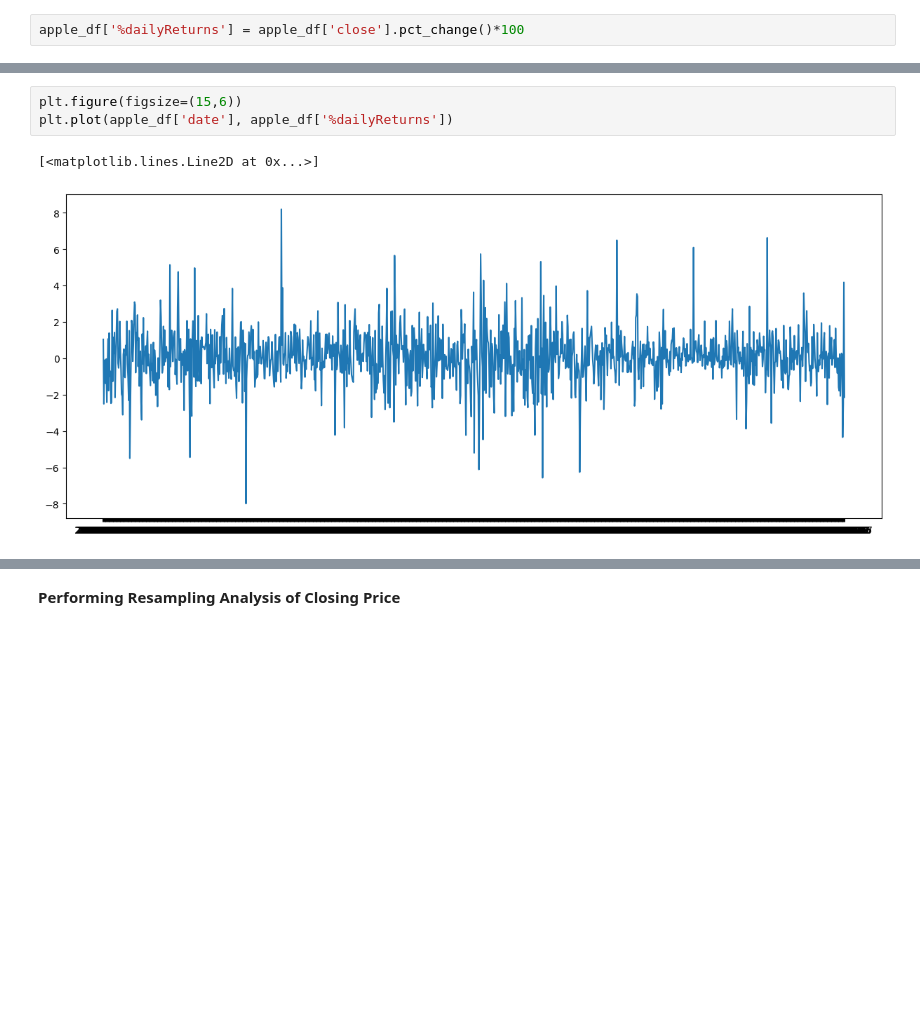
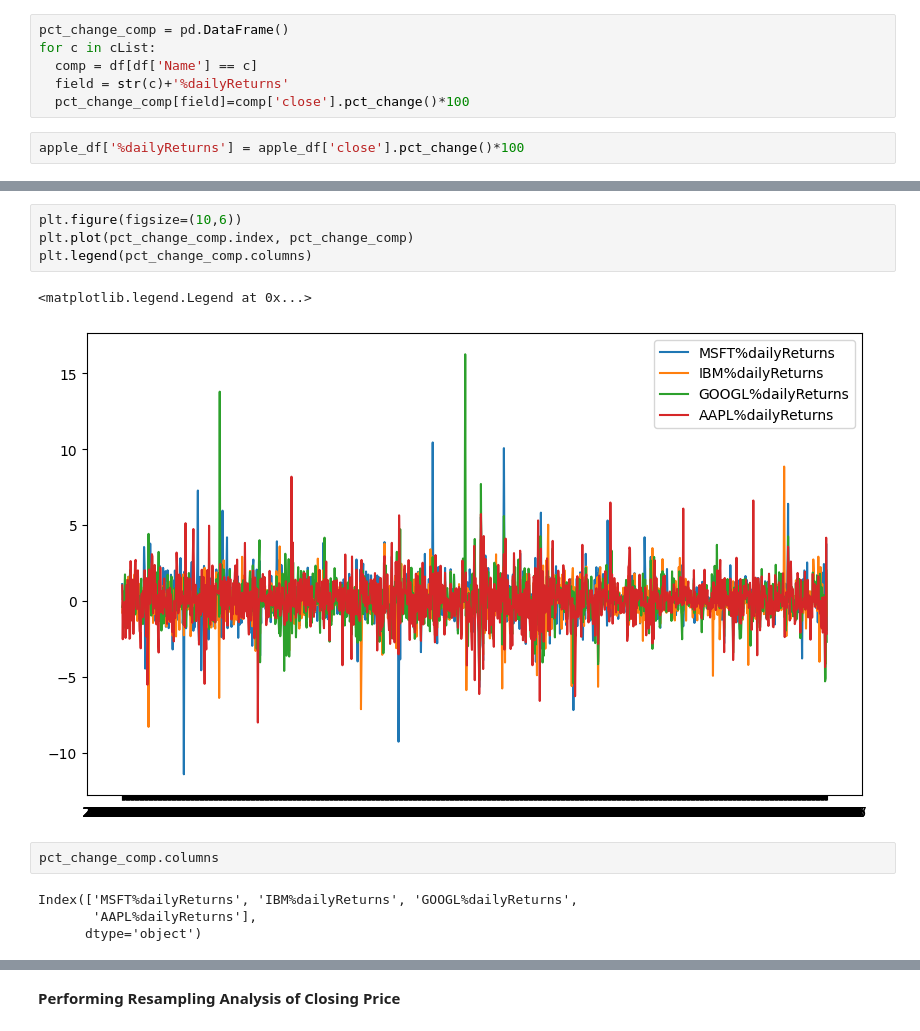
Before and after one commit to SMKProj/StocksDataAnalysis, a Jupyter notebook: StocksDataAnalysis.ipynb, the cells around one changed output, grey strips where cells are left out. Drawn from its saved outputs; the diff is of its cells as text; blank space fills up the shorter version.

```diff
--- a/StocksDataAnalysis.ipynb
+++ b/StocksDataAnalysis.ipynb
@@ -114,4 +114,10 @@ for index,company in enumerate(cList,1):
 # %%
 apple_df = pd.read_csv('AAPL_data.csv')
+# %%
+pct_change_comp = pd.DataFrame()
+for c in cList:
+  comp = df[df['Name'] == c]
+  field = str(c)+'%dailyReturns'
+  pct_change_comp[field]=comp['close'].pct_change()*100
 # %%
 apple_df['%dailyReturns'] = apple_df['close'].pct_change()*100
@@ -118,6 +141,13 @@ apple_df['%dailyReturns'] = apple_df['close'].pct_change()*100
 # %%
-plt.figure(figsize=(15,6))
-plt.plot(apple_df['date'], apple_df['%dailyReturns'])
+plt.figure(figsize=(10,6))
+plt.plot(pct_change_comp.index, pct_change_comp)
+plt.legend(pct_change_comp.columns)
 # %% [output]
-[<matplotlib.lines.Line2D at 0x...>]
+<matplotlib.legend.Legend at 0x...>
-[figure, old version]
+[figure, new version]
+# %%
+pct_change_comp.columns
+# %% [output]
+Index(['MSFT%dailyReturns', 'IBM%dailyReturns', 'GOOGL%dailyReturns',
+       'AAPL%dailyReturns'],
+      dtype='object')
```
Also changed, not shown: parts of 5 cells of this notebook.
